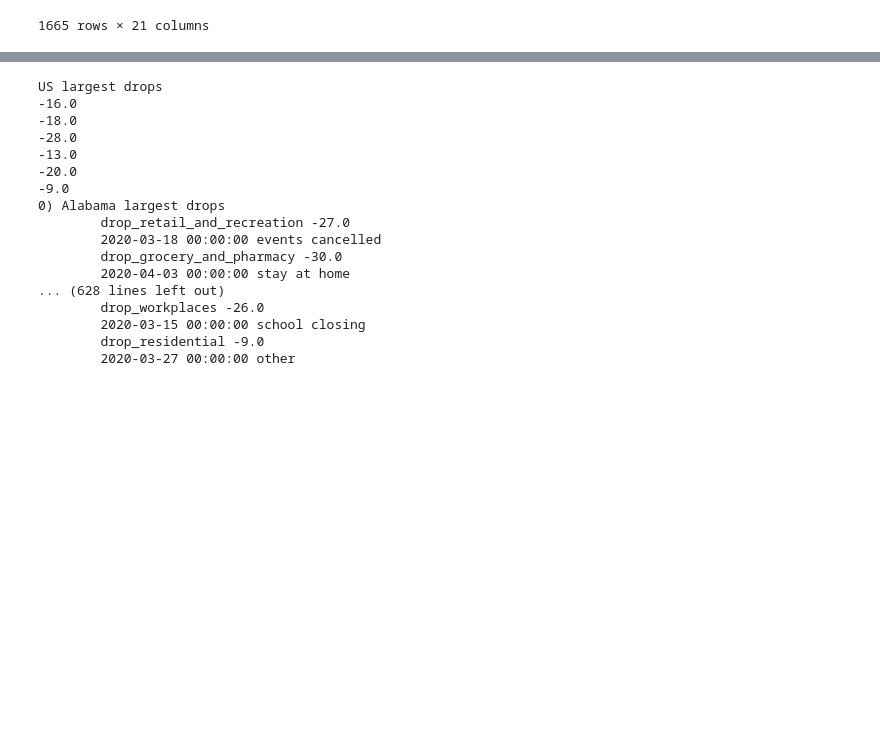
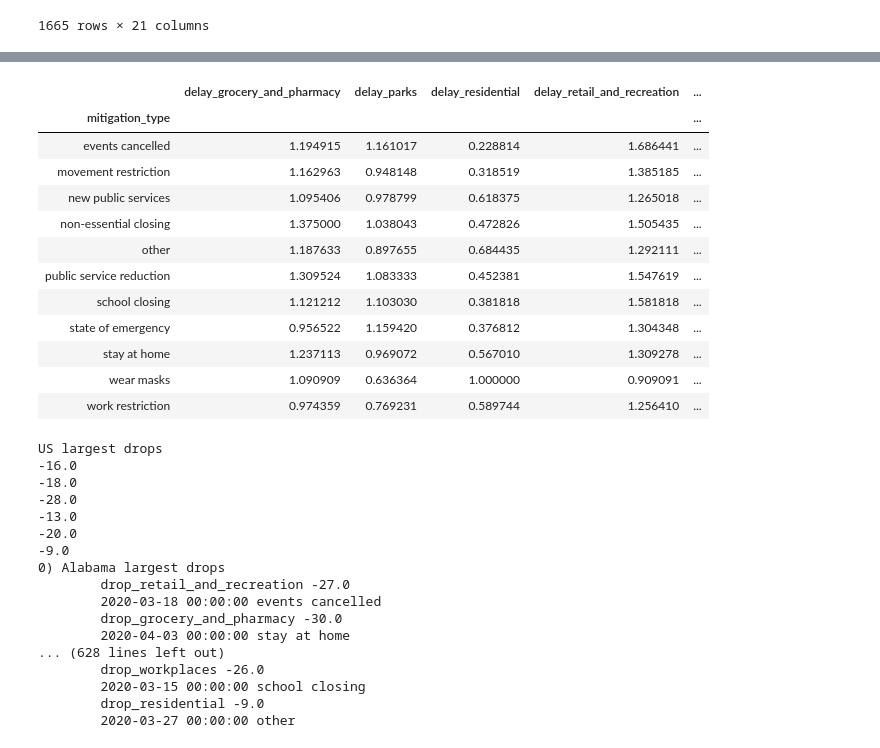
Before and after one commit to Christopher-Scott/Covid-19_Project, a Jupyter notebook: google_analysis.ipynb, the cells around one changed output, grey strips where cells are left out. Cells and saved outputs as stored; diff of their text form; code cells hidden in the pictures; blank space fills up the shorter version.

```diff
--- a/google_analysis.ipynb
+++ b/google_analysis.ipynb
@@ -171,3 +181,22 @@ lowest_mobility_vals_states
+# %%
+# mean delay to mobility drop by mitigation type in each category
+cols = ['delay_retail_and_recreation', 'delay_grocery_and_pharmacy', 'delay_parks', 'delay_transit_stations', 'delay_workplaces', 'delay_residential']
+table = pd.pivot_table(lowest_mobility_vals_states, index=['mitigation_type'], values=cols, aggfunc='mean')
+table
+# %% [output]
+|  | delay_grocery_and_pharmacy | delay_parks | delay_residential | delay_retail_and_recreation | ... |
+| mitigation_type |  |  |  |  | ... |
+| events cancelled | 1.194915 | 1.161017 | 0.228814 | 1.686441 | ... |
+| movement restriction | 1.162963 | 0.948148 | 0.318519 | 1.385185 | ... |
+| new public services | 1.095406 | 0.978799 | 0.618375 | 1.265018 | ... |
+| non-essential closing | 1.375000 | 1.038043 | 0.472826 | 1.505435 | ... |
+| other | 1.187633 | 0.897655 | 0.684435 | 1.292111 | ... |
+| public service reduction | 1.309524 | 1.083333 | 0.452381 | 1.547619 | ... |
+| school closing | 1.121212 | 1.103030 | 0.381818 | 1.581818 | ... |
+| state of emergency | 0.956522 | 1.159420 | 0.376812 | 1.304348 | ... |
+| stay at home | 1.237113 | 0.969072 | 0.567010 | 1.309278 | ... |
+| wear masks | 1.090909 | 0.636364 | 1.000000 | 0.909091 | ... |
+| work restriction | 0.974359 | 0.769231 | 0.589744 | 1.256410 | ... |
 # %%
 print("US largest drops")
 for col in lowest_mobility_vals_US.columns[3::3]:
```
Also changed, not shown: parts of 5 cells of this notebook, 2 other files.
